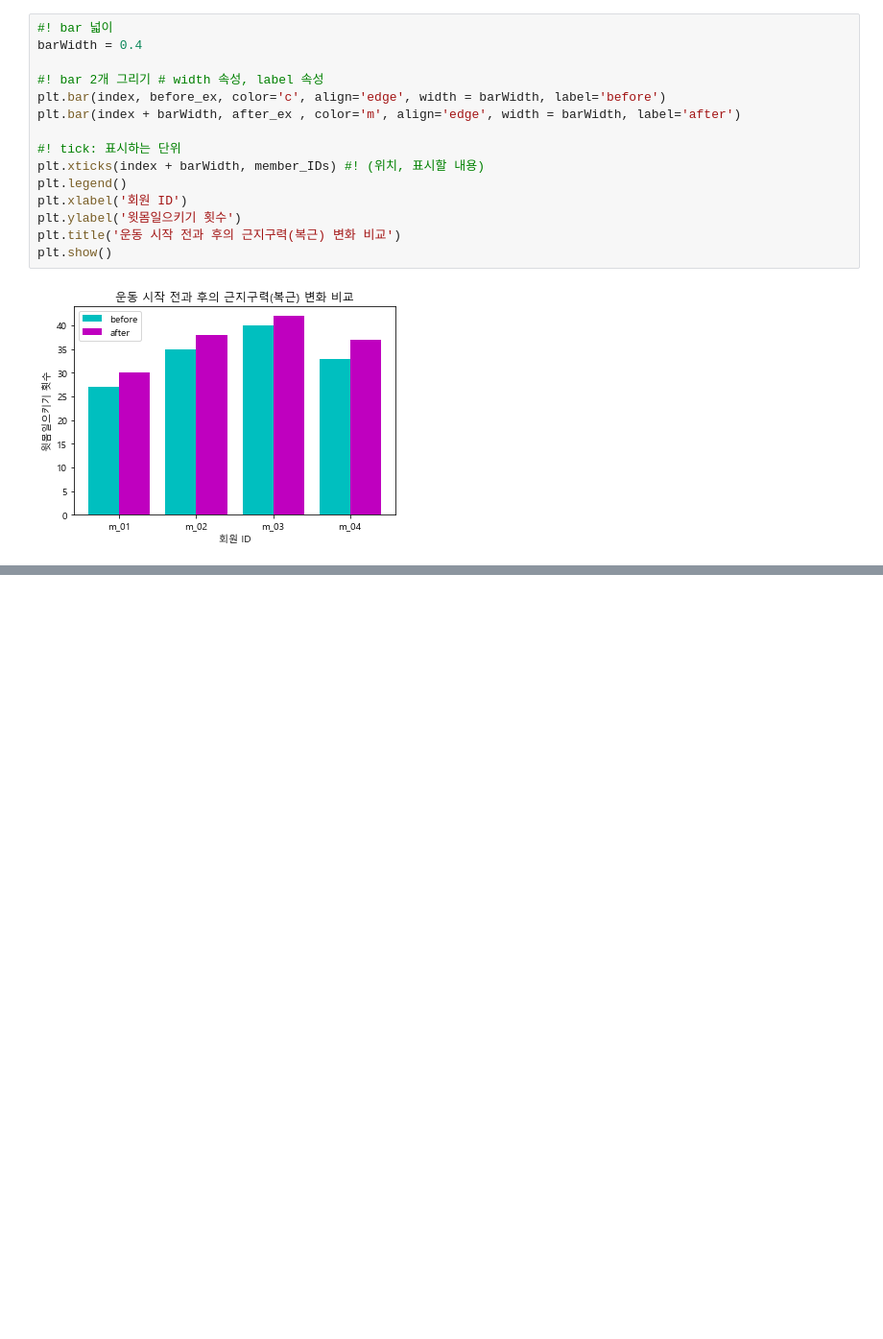
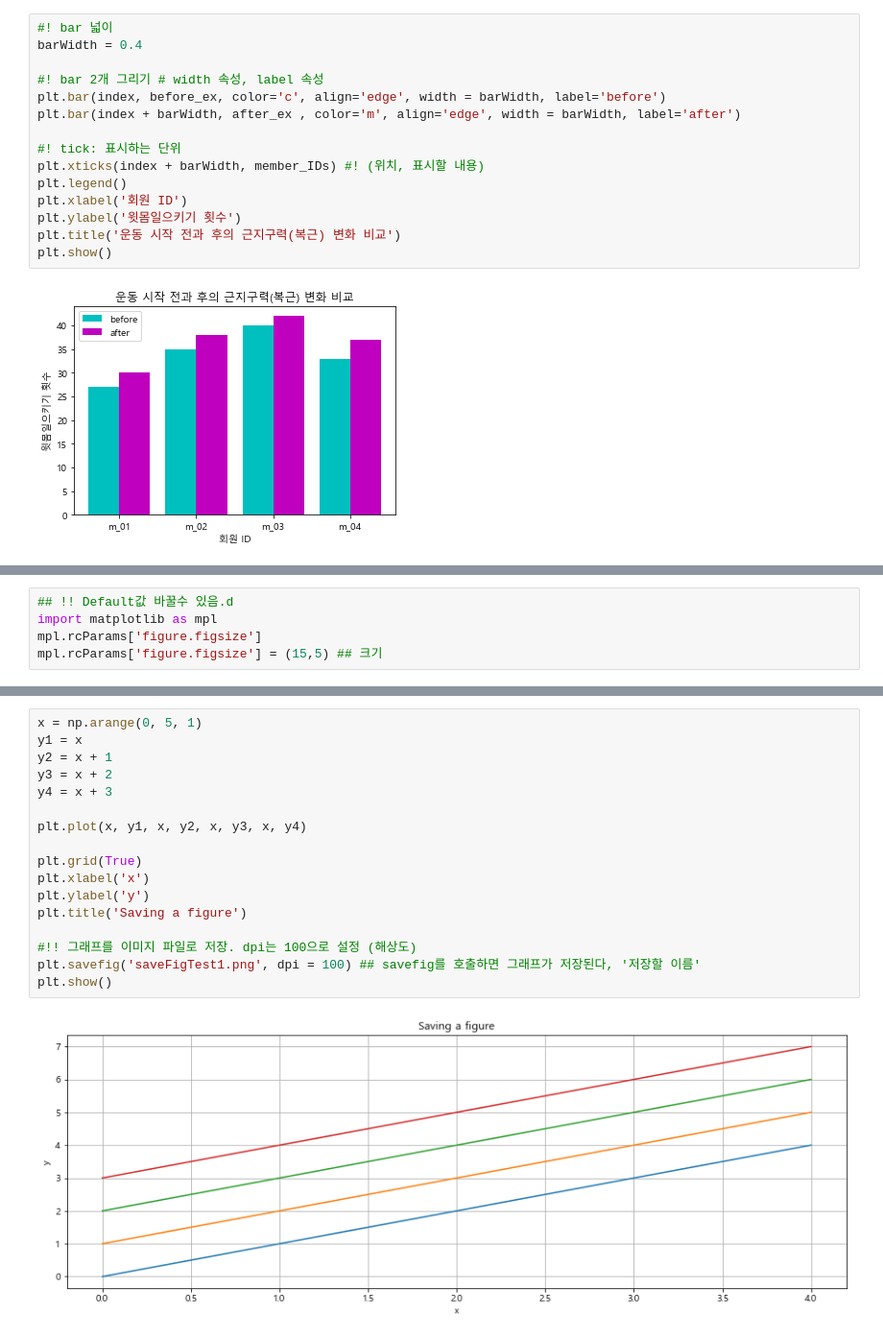
Before and after one commit to ldyoung4032/Deep_Learninng_Academy, a Jupyter notebook: Matplotlib.ipynb, the cells around one changed output, grey strips where cells are left out. Shown at 96% size. Drawn from its saved outputs; the diff is of its cells as text; blank space fills up the shorter version.

```diff
--- a/Matplotlib.ipynb
+++ b/Matplotlib.ipynb
@@ -688,0 +735,5 @@ plt.show()
+# %%
+## !! Default값 바꿀수 있음.d
+import matplotlib as mpl
+mpl.rcParams['figure.figsize']
+mpl.rcParams['figure.figsize'] = (15,5) ## 크기
@@ -688,0 +744,19 @@ plt.show()
+# %%
+x = np.arange(0, 5, 1)
+y1 = x
+y2 = x + 1
+y3 = x + 2
+y4 = x + 3
+
+plt.plot(x, y1, x, y2, x, y3, x, y4)
+
+plt.grid(True)
+plt.xlabel('x')
+plt.ylabel('y')
+plt.title('Saving a figure')
+
+#!! 그래프를 이미지 파일로 저장. dpi는 100으로 설정 (해상도)
+plt.savefig('saveFigTest1.png', dpi = 100) ## savefig를 호출하면 그래프가 저장된다, '저장할 이름'
+plt.show()
+# %% [output]
+[figure, added]
```
Also changed, not shown: parts of 7 cells of this notebook, 5 other files.
